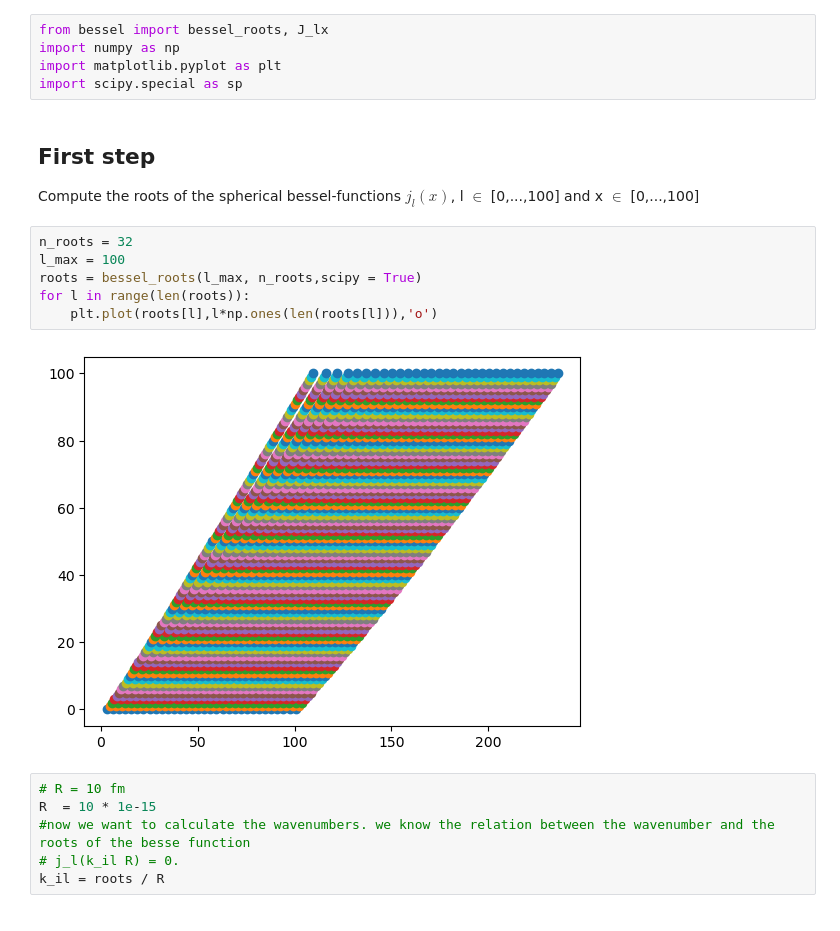
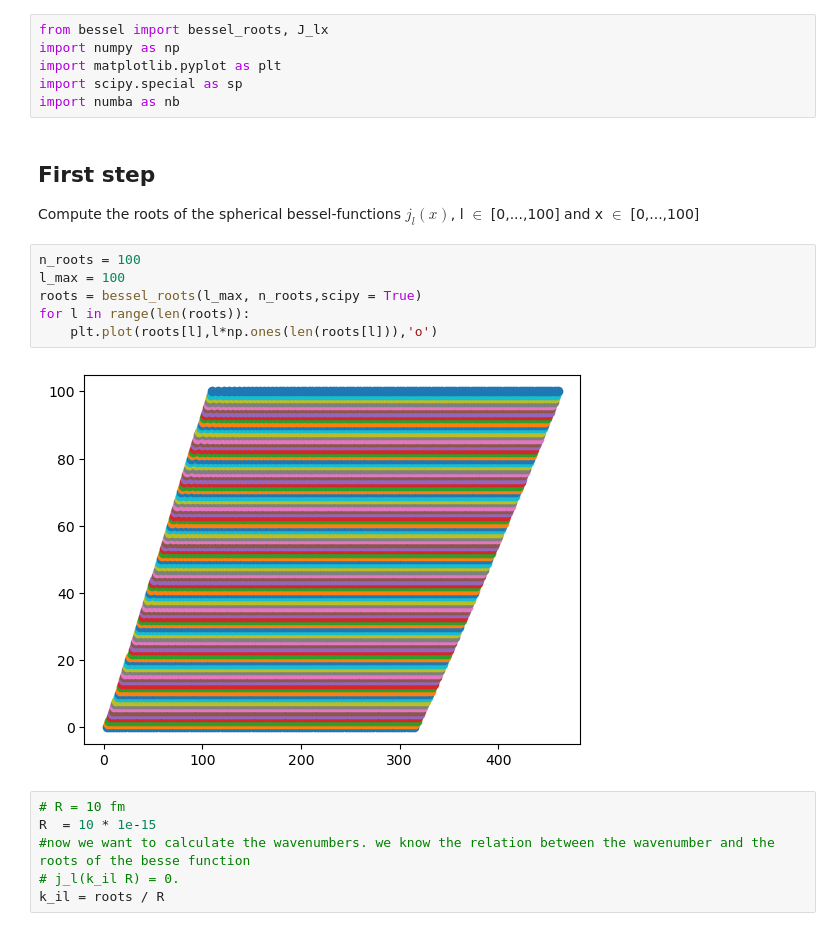
Before and after one commit to TobiLeitgeb/ComputationalPhysics_VO_code, a Jupyter notebook: main.ipynb, the cells around one changed output. Saved outputs shown, nothing was run; the diff lists cells and outputs as text.

```diff
--- a/main.ipynb
+++ b/main.ipynb
@@ -3,17 +3,18 @@ from bessel import bessel_roots, J_lx
 import numpy as np
 import matplotlib.pyplot as plt
 import scipy.special as sp
+import numba as nb
 # %% [markdown]
 ## First step
 Compute the roots of the spherical bessel-functions $j_l(x)$, l $\in$ [0,...,100] and x $\in$ [0,...,100]
 # %%
-n_roots = 32
+n_roots = 100
 l_max = 100
 roots = bessel_roots(l_max, n_roots,scipy = True)
 for l in range(len(roots)):
     plt.plot(roots[l],l*np.ones(len(roots[l])),'o')
 # %% [output]
-[figure, old version]
+[figure, new version]
 # %%
 # R = 10 fm
 R  = 10 * 1e-15
```
Also changed, not shown: parts of 7 cells of this notebook.
